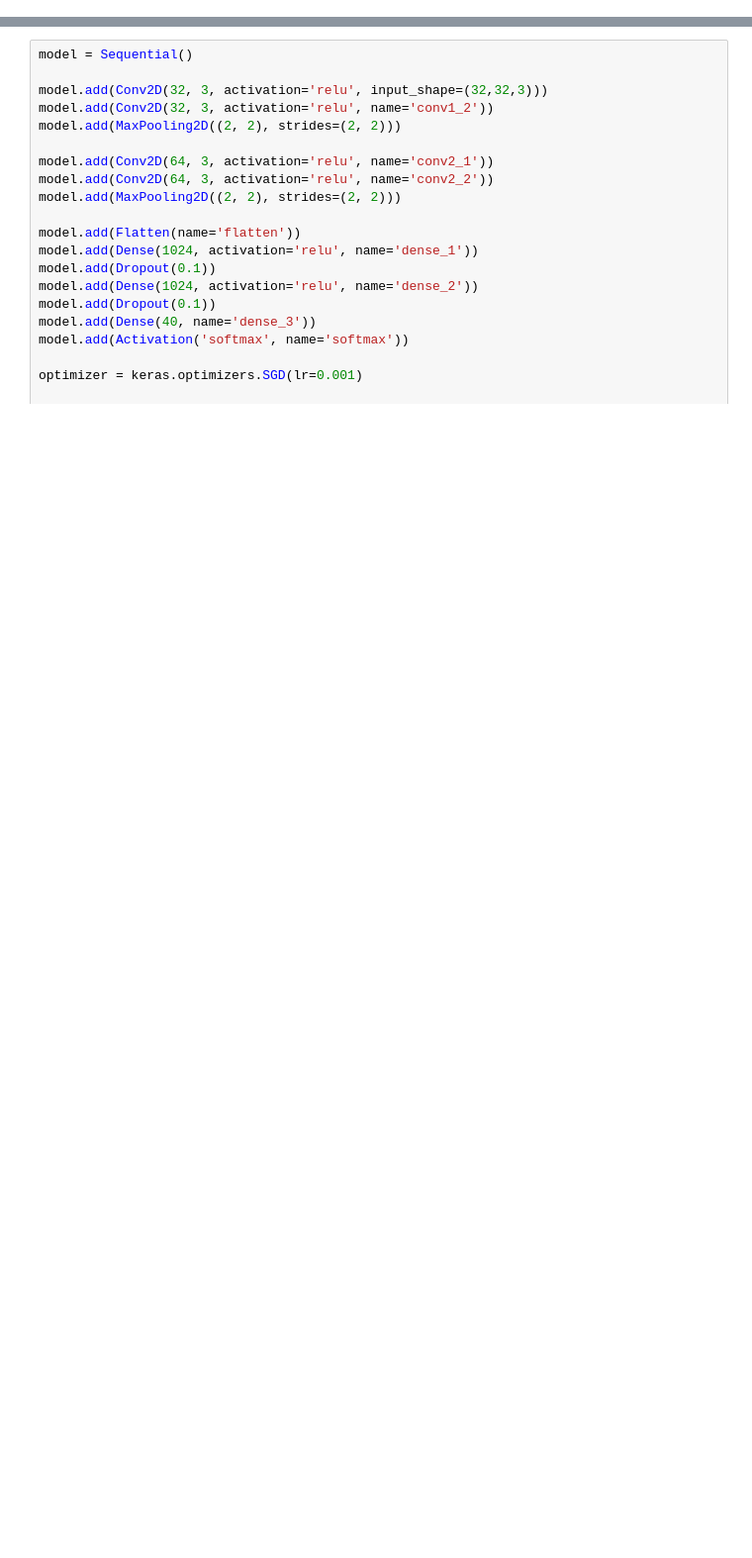
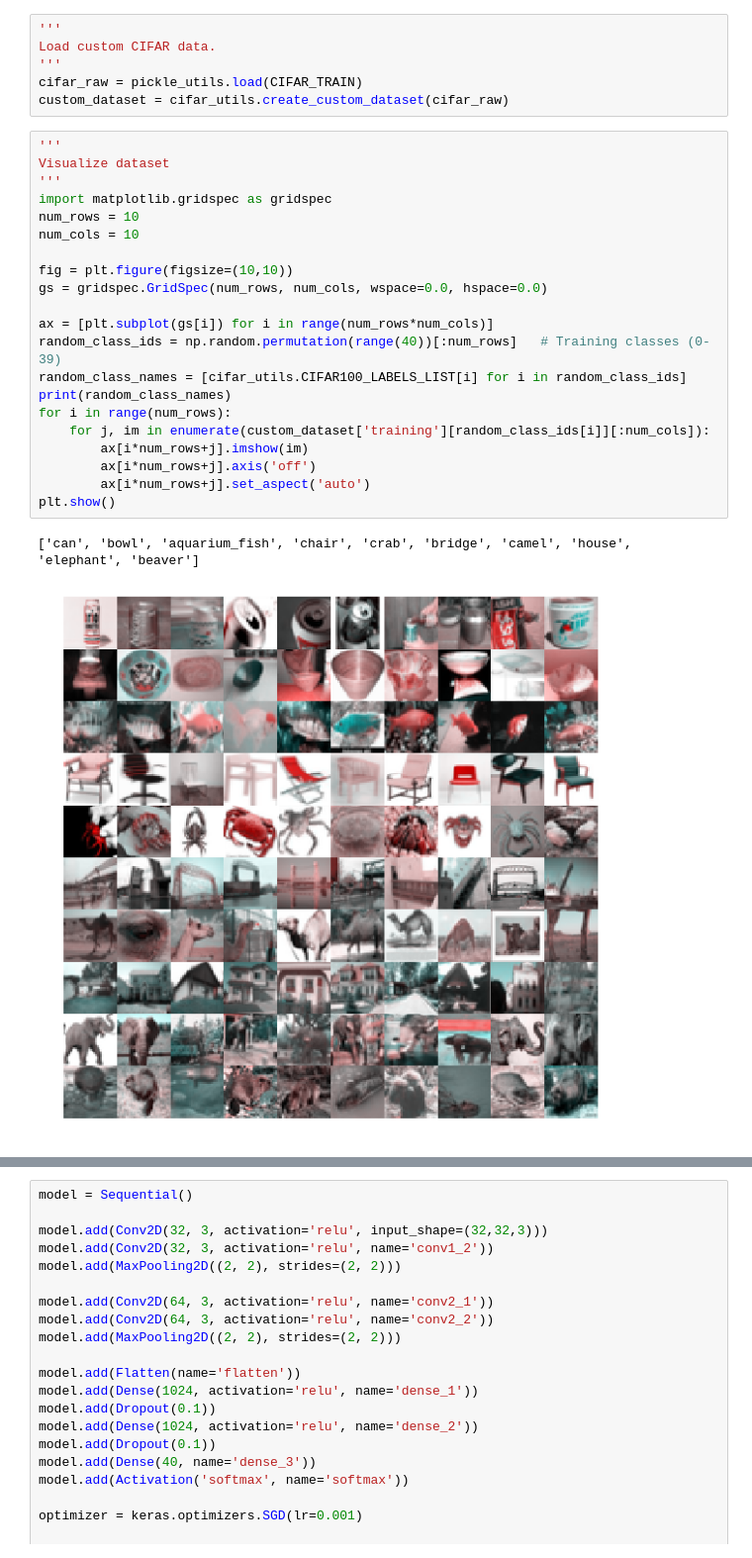
Before and after one commit to animeshramesh/incremental-learning, a Jupyter notebook: cifar.ipynb, the cells around one changed output, grey strips where cells are left out. Shown at 99% size. Saved outputs shown, nothing was run; the diff lists cells and outputs as text; blank space fills up the shorter version.

```diff
--- a/cifar.ipynb
+++ b/cifar.ipynb
@@ -82,3 +40,33 @@ custom_dataset = unpickle('custom_dataset')
+# %%
+'''
+Load custom CIFAR data.
+'''
+cifar_raw = pickle_utils.load(CIFAR_TRAIN)
+custom_dataset = cifar_utils.create_custom_dataset(cifar_raw)
+# %%
+'''
+Visualize dataset
+'''
+import matplotlib.gridspec as gridspec
+num_rows = 10
+num_cols = 10
+
+fig = plt.figure(figsize=(10,10))
+gs = gridspec.GridSpec(num_rows, num_cols, wspace=0.0, hspace=0.0)
+
+ax = [plt.subplot(gs[i]) for i in range(num_rows*num_cols)]
+random_class_ids = np.random.permutation(range(40))[:num_rows]   # Training classes (0-39)
+random_class_names = [cifar_utils.CIFAR100_LABELS_LIST[i] for i in random_class_ids]
+print(random_class_names)
+for i in range(num_rows):
+    for j, im in enumerate(custom_dataset['training'][random_class_ids[i]][:num_cols]):
+        ax[i*num_rows+j].imshow(im)
+        ax[i*num_rows+j].axis('off')
+        ax[i*num_rows+j].set_aspect('auto')
+plt.show()
+# %% [output]
+['can', 'bowl', 'aquarium_fish', 'chair', 'crab', 'bridge', 'camel', 'house', 'elephant', 'beaver']
+[figure, added]
 # %% [markdown]
 ## Training our classifier network
 
```
Also changed, not shown: parts of 11 cells of this notebook.
